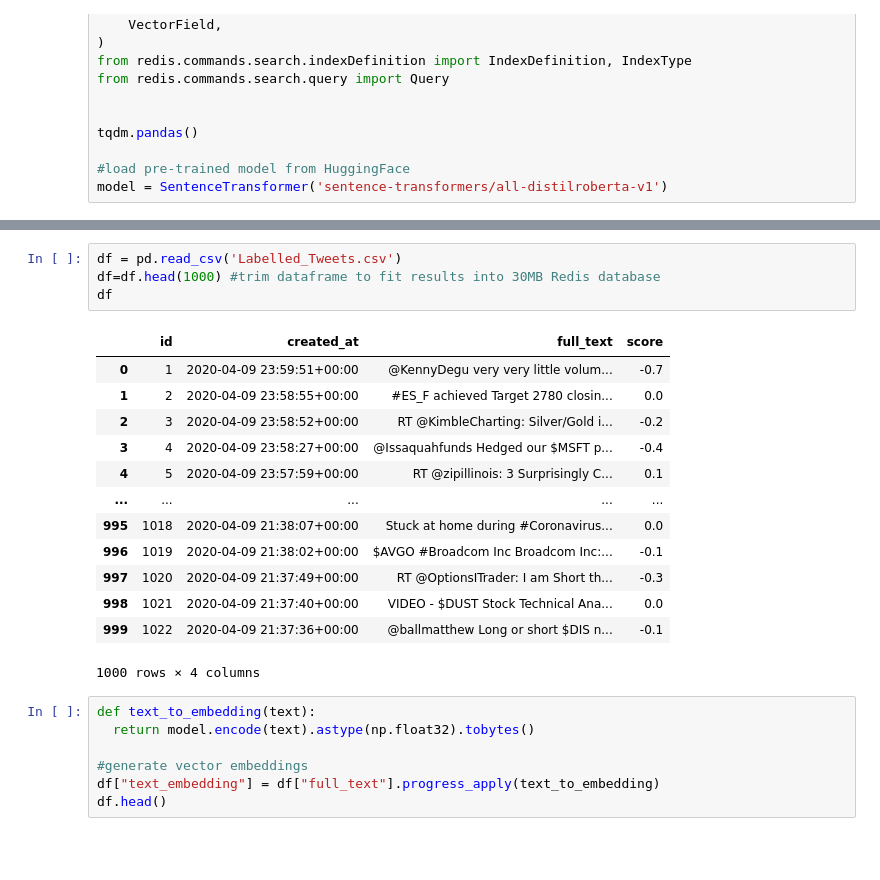
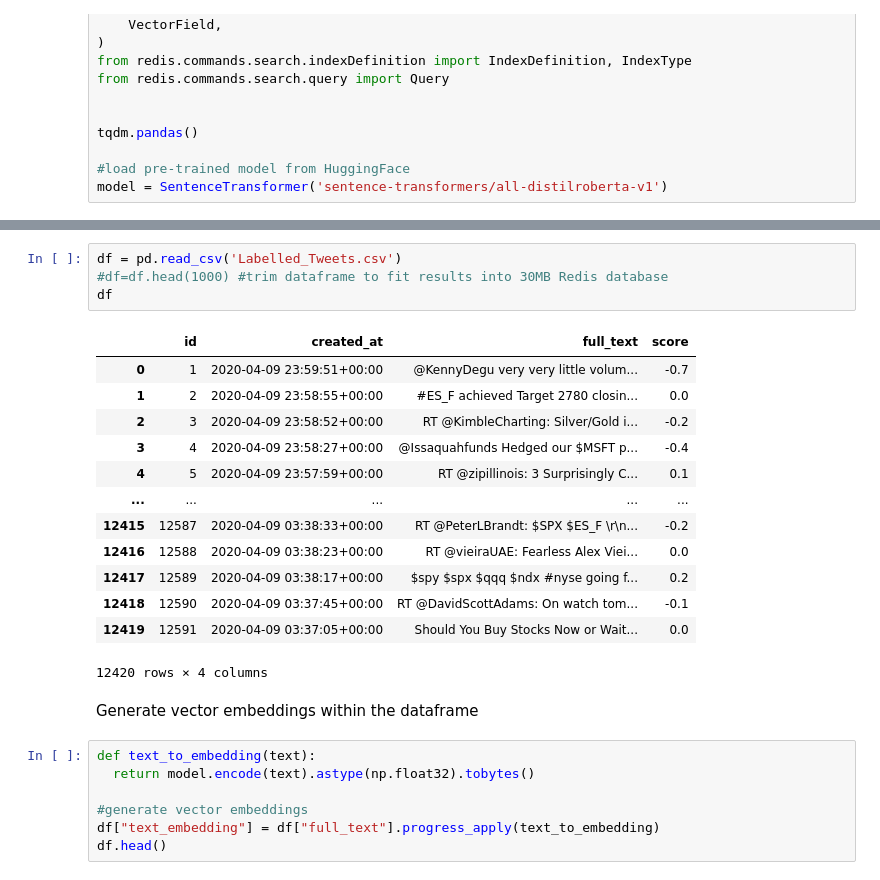
Before and after one commit to antonum/Redis-VSS-Streamlit, a Jupyter notebook: vector_embeddings_redis.ipynb, the cells around one changed output, grey strips where cells are left out. Saved outputs shown, nothing was run; the diff lists cells and outputs as text; blank space fills up the shorter version.

```diff
--- a/vector_embeddings_redis.ipynb
+++ b/vector_embeddings_redis.ipynb
@@ -67,21 +69,23 @@ Labelled_Tweets.csv 100%[===================>]   2.37M  --.-KB/s    in 0.009s
 # %%
 df = pd.read_csv('Labelled_Tweets.csv')
-df=df.head(1000) #trim dataframe to fit results into 30MB Redis database
+#df=df.head(1000) #trim dataframe to fit results into 30MB Redis database
 df
 # %% [output]
 |  | id | created_at | full_text | score |
 | 0 | 1 | 2020-04-09 23:59:51+00:00 | @KennyDegu very very little volum... | -0.7 |
 | 1 | 2 | 2020-04-09 23:58:55+00:00 | #ES_F achieved Target 2780 closin... | 0.0 |
 | 2 | 3 | 2020-04-09 23:58:52+00:00 | RT @KimbleCharting: Silver/Gold i... | -0.2 |
 | 3 | 4 | 2020-04-09 23:58:27+00:00 | @Issaquahfunds Hedged our $MSFT p... | -0.4 |
 | 4 | 5 | 2020-04-09 23:57:59+00:00 | RT @zipillinois: 3 Surprisingly C... | 0.1 |
 | ... | ... | ... | ... | ... |
-| 995 | 1018 | 2020-04-09 21:38:07+00:00 | Stuck at home during #Coronavirus... | 0.0 |
-| 996 | 1019 | 2020-04-09 21:38:02+00:00 | $AVGO #Broadcom Inc Broadcom Inc:... | -0.1 |
-| 997 | 1020 | 2020-04-09 21:37:49+00:00 | RT @OptionsITrader: I am Short th... | -0.3 |
-| 998 | 1021 | 2020-04-09 21:37:40+00:00 | VIDEO - $DUST Stock Technical Ana... | 0.0 |
-| 999 | 1022 | 2020-04-09 21:37:36+00:00 | @ballmatthew Long or short $DIS n... | -0.1 |
+| 12415 | 12587 | 2020-04-09 03:38:33+00:00 | RT @PeterLBrandt: $SPX $ES_F \r\n... | -0.2 |
+| 12416 | 12588 | 2020-04-09 03:38:23+00:00 | RT @vieiraUAE: Fearless Alex Viei... | 0.0 |
+| 12417 | 12589 | 2020-04-09 03:38:17+00:00 | $spy $spx $qqq $ndx #nyse going f... | 0.2 |
+| 12418 | 12590 | 2020-04-09 03:37:45+00:00 | RT @DavidScottAdams: On watch tom... | -0.1 |
+| 12419 | 12591 | 2020-04-09 03:37:05+00:00 | Should You Buy Stocks Now or Wait... | 0.0 |
-1000 rows × 4 columns
+12420 rows × 4 columns
+# %% [markdown]
+Generate vector embeddings within the dataframe
 # %%
 def text_to_embedding(text):
   return model.encode(text).astype(np.float32).tobytes()
```
Also changed, not shown: parts of 12 cells of this notebook.
